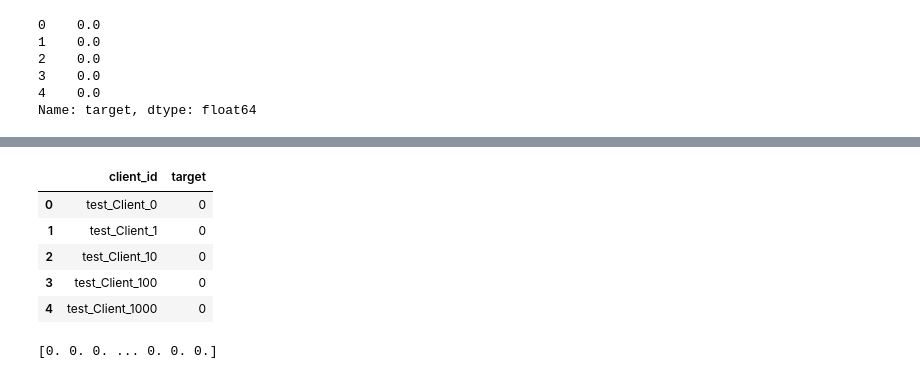
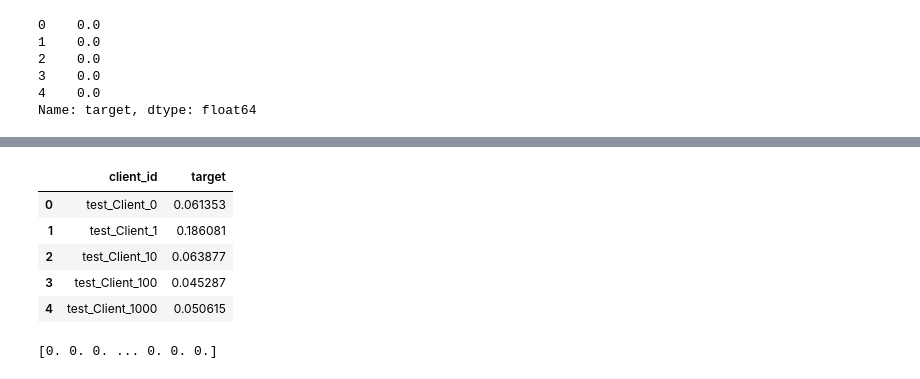
Before and after one commit to jcen1/Fraud-Detection-in-Electricity-and-Gas-Consumption-Challenge, a Jupyter notebook: Notebooks/Boosting&NB&SVM_Models_Maria.ipynb, the cells around one changed output, grey strips where cells are left out. Cells and saved outputs as stored; diff of their text form; code cells hidden in the pictures.

```diff
--- a/Notebooks/Boosting&NB&SVM_Models_Maria.ipynb
+++ b/Notebooks/Boosting&NB&SVM_Models_Maria.ipynb
@@ -152,7 +445,8 @@ model = XGBClassifier(
                       objective= 'binary:logistic',
                       nthread=4,
                       scale_pos_weight=1,
-                      seed=27)
+                      seed=27,
+                      eval_metric='auc')
 
 """
       NO DATA PRE-PROCESSING AND FEATURE ENGINEERING
@@ -160,7 +454,11 @@ model = XGBClassifier(
      Score 0.51023   max_dept = 8, min_child_weight = 4  (12 sec run time) the run time increases as I increases the maxdept&min_child
      Score 0.51121            = 10,                 = 6
      Score 0.51467            = 10,                 = 4  learning rate 0.2 (13 sec run time)
+     Score 0.51345            = 10,                 = 1                0.2
+           0.51840            = 10,                 = 4   with the 5000 sampling Gretel Dataset
 """
+# Check the AUC score
+
 model.fit(x_train,y_train)
 # %% [output]
 XGBClassifier(base_score=None, booster=None, callbacks=None,
@@ -203,0 +514,4 @@ test.head()
+# %%
+from lightgbm import LGBMClassifier
+model = LGBMClassifier(boosting_type='gbdt', num_iterationss=500)
+model.fit(x_train, y_train)
@@ -204,3 +530,3 @@ test.head()
 # %%
-pred = model.predict(test)
-preds = pd.DataFrame(pred, columns=['target'])
+pred = model.predict_proba(test)
+preds = pd.DataFrame(pred, columns=['target','target2'])
@@ -210,0 +535,2 @@ print(pred)
+# %%
+preds = pd.DataFrame(preds, columns=['target2'])
@@ -211,17 +546,17 @@ print(pred)
 # %%
 submission = pd.DataFrame(
     {
         'client_id': sub_client_id,
-        'target': preds['target']
+        'target': preds['target2']
     }
 )
 
 submission.head()
 # %% [output]
 |  | client_id | target |
-| 0 | test_Client_0 | 0 |
-| 1 | test_Client_1 | 0 |
-| 2 | test_Client_10 | 0 |
-| 3 | test_Client_100 | 0 |
-| 4 | test_Client_1000 | 0 |
+| 0 | test_Client_0 | 0.061353 |
+| 1 | test_Client_1 | 0.186081 |
+| 2 | test_Client_10 | 0.063877 |
+| 3 | test_Client_100 | 0.045287 |
+| 4 | test_Client_1000 | 0.050615 |
 # %%
```
Also changed, not shown: parts of 81 cells of this notebook.
